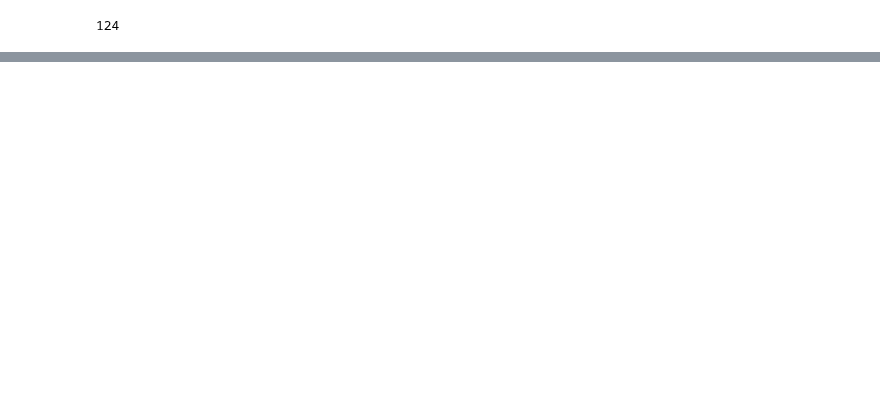
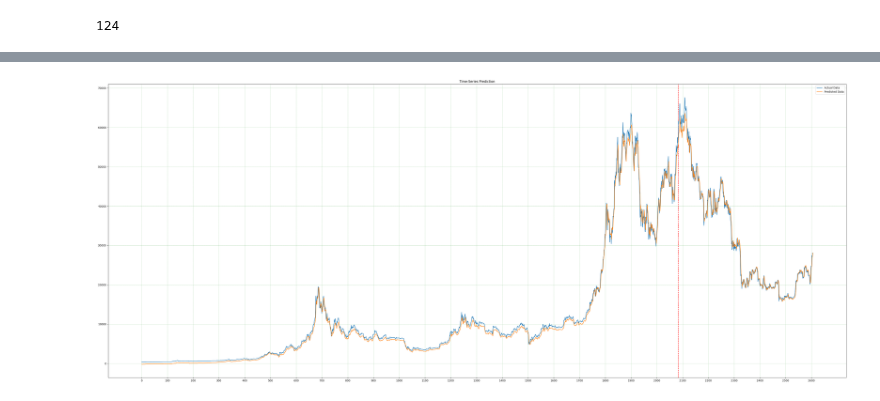
Before and after one commit to mohsenmolaei/seriesnet_based, a Jupyter notebook: seriesNet.ipynb, the cells around one changed output, grey strips where cells are left out. Saved outputs shown, nothing was run; the diff lists cells and outputs as text; code cells hidden in the pictures; blank space fills up the shorter version.

```diff
--- a/seriesNet.ipynb
+++ b/seriesNet.ipynb
@@ -142,12 +126,14 @@ cond = pd.DataFrame(np.hstack((data , Condition)))
 cond = pd.DataFrame(np.hstack((cond,data_top15)))
 cond.columns =col
 
-import importlib
-importlib.reload(feature_selection)
+# import importlib
+# importlib.reload(feature_selection)
 
-crypto = "price_usd_close"
-selectmx , matrix_correlation , matrix_observed , matrix_latent , matrix_granger , matrix_mi = feature_selection.select_matrix(cond, crypto)
-cond =cond.drop(["price_usd_close"],axis =1)
+# crypto = "price_usd_close"
+# selectmx , matrix_correlation , matrix_observed , matrix_latent , matrix_granger , matrix_mi = feature_selection.select_matrix(cond, crypto)
+# cond =cond.drop(["price_usd_close"],axis =1)
+
+
 # selectmx.to_csv("select_matrix.csv")
 
 # matrix_correlation.to_csv("matrix_correlation.csv")
@@ -381,15 +432,15 @@ importlib.reload(ts_lstm)
 importlib.reload(ts_gru)
 importlib.reload(HSAM)
 
-n_epochs = 221
+n_epochs = 201
 num_inputs = X_train_tensors_final.shape[1]
 dilation_c = 2
 kernel_size_EN = 3
 kernel_size_DE = 3
 hidden_size_lstm =20
 
-num_levels_en = 5
-num_levels_de = 5
+num_levels_en = 6
+num_levels_de = 4
 num_layers_lstm = 3
 num_layers_gru = 3
 features = X_train_tensors_final.shape[2]
@@ -403,7 +454,7 @@ weight_decay = 0.0001
 loss_fn = RMSELoss #SMAPELoss #MAPELoss #NRMSELoss #rmspe #RMSELoss
 # ANN model
 myModel = TSASeriesNet.ANNmodel(num_inputs, features_c, features, output_num, num_levels_en,num_levels_de, kernel_size_EN, kernel_size_DE, dilation_c, hidden_size_lstm, num_layers_lstm, num_layers_gru ).to(device)
-optimiser = torch.optim.Adam(myModel.parameters())#,weight_decay=weight_decay)#,eps=1e-08)#, lr=learning_rate)#, eps=1e-08)#
+optimiser = torch.optim.Adam(myModel.parameters(),weight_decay=weight_decay)#,eps=1e-08)#, lr=learning_rate)#, eps=1e-08)#
 
 loss_train_show ,loss_valid_show , best_valid_loss , best_epoch= training_loop(n_epochs=n_epochs,
                                   learning_rate = learning_rate,
@@ -473,11 +558,14 @@ myModel.load_state_dict(checkpoint['state_dict'])
 
 
 df_X_ss = SScaler.transform(XX.reshape(-1, 1)) # old transformers
-df_C_ss = condscaler.transform(Condition)
+# df_C_ss = condscaler.transform(condtemp[["utxo_spent_value_median", "receiving_count","active_count", "volume_median",
+#                                             "difficulty_latest", "SI=F", "^DJI", "^IXIC", "N225", "AVAX-USD", "BNB-USD",
+#                                             "DOGE-USD", "LTC-USD", "SHIB-USD", "SOL-USD", "USDC-USD"]])
+df_C_ss = condscaler.transform(condtemp[["receiving_count", "^DJI"]])
 
 # for i in range(0,len(selectmx.T)):
 #   col2 = df_C_ss[:,i].copy()
-#   col2 *= selectmx.T["price_usd_close"][i]/max(selectmx.T["price_usd_close"])
+#   col2 *= selectmx.T["price_usd_close"][i]/max(selectmx.T["price_usd_close"])-2
 #   df_C_ss[:, i] = col2
 
 # c_trans = pd.DataFrame(c_trans)
@@ -494,33 +582,35 @@ df_y_mm = Variable(torch.Tensor(df_y_mm))
 # reshaping the dataset
 df_X_ss = torch.reshape(df_X_ss, (df_X_ss.shape[0], x_shape, df_X_ss.shape[2]))
 df_C_ss = torch.reshape(df_C_ss, (df_C_ss.shape[0], x_shape, df_C_ss.shape[2]))
 
 train_predict = myModel(df_X_ss.to(device),df_C_ss.to(device)).cpu() # forward pass
 
 data_predict = train_predict.data.numpy() # numpy conversion
 dataY_plot = df_y_mm.data.numpy()
 
 data_predict = MMScaler.inverse_transform(data_predict) # reverse transformation
 dataY_plot = dataY_plot.squeeze()
 dataY_plot = MMScaler.inverse_transform(dataY_plot)
 true, preds = [], []
 for i in range(len(dataY_plot)):
     true.append(dataY_plot[i][0])
 for i in range(len(data_predict)):
     preds.append(data_predict[i][0])
 
 
 plt.figure(figsize=(50,20)) #plotting
 plt.axvline(x=train_test_cutoff -(x_shape), c='r', linestyle='--') # size of the training set
 
 plt.xticks(range(0,total_samples,100))
 plt.grid(color='g', linestyle=':', linewidth=0.5)
 plt.plot(true, label='Actual Data') # actual plot
 plt.plot(preds, label='Predicted Data') # predicted plot
 plt.title('Time-Series Prediction')
 plt.legend()
 # plt.savefig("whole_plot.png", dpi=300)
 plt.show()
+# %% [output]
+[figure, added]
 # %%
 plt.figure(figsize=(25,10)) #plotting
 plt.plot(loss_valid_show, label='ERROR_VALID')
```
Also changed, not shown: parts of 13 cells of this notebook.
